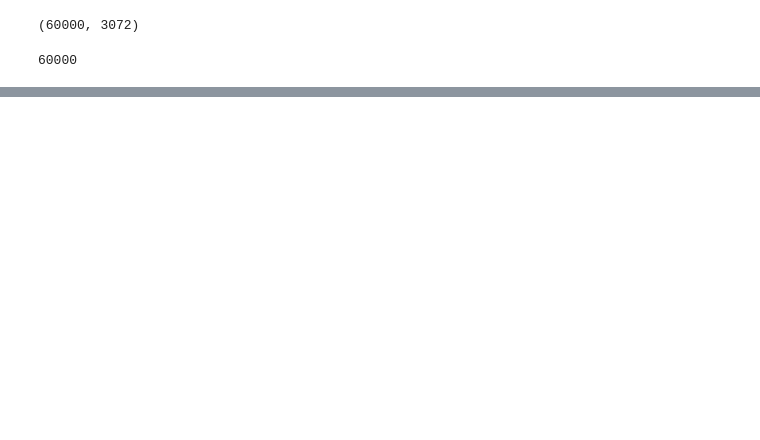
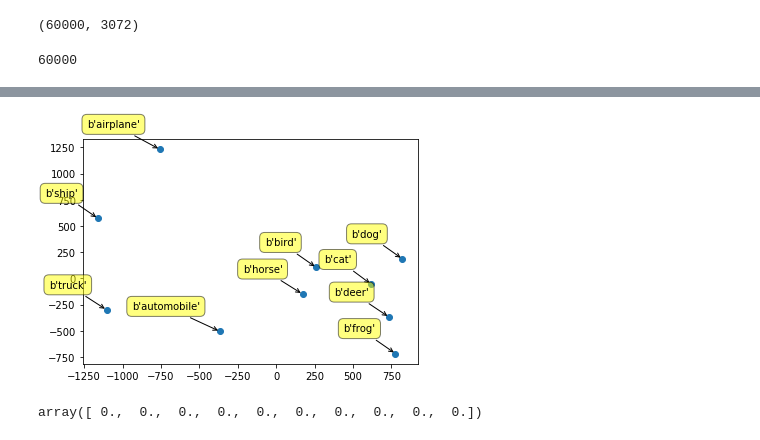
Before and after one commit to bmgriff2/Assignment3, a Jupyter notebook: Assignment3Felipe.ipynb, the cells around one changed output, grey strips where cells are left out. Drawn from its saved outputs; the diff is of its cells as text; code cells hidden in the pictures; blank space fills up the shorter version.

```diff
--- a/Assignment3Felipe.ipynb
+++ b/Assignment3Felipe.ipynb
@@ -90,3 +120,21 @@ def create_euclidean_distance_matrix(mean_images):
 similarities = create_euclidean_distance_matrix(mean_images)
 mds = manifold.MDS(n_components = 2, dissimilarity = "precomputed")
 pos = mds.fit_transform(similarities)
+# %%
+plt.subplots_adjust(bottom = 0.1)
+plt.scatter(
+    pos[:, 0], pos[:, 1], marker='o')
+
+for label, x, y in zip(label_names, pos[:, 0], pos[:, 1]):
+    plt.annotate(
+        label,
+        xy=(x, y), xytext=(-20, 20),
+        textcoords='offset points', ha='right', va='bottom',
+        bbox=dict(boxstyle='round,pad=0.5', fc='yellow', alpha=0.5),
+        arrowprops=dict(arrowstyle = '->', connectionstyle='arc3,rad=0'))
+
+plt.show()similarities = create_euclidean_distance_matrix(mean_images)
+mds = manifold.MDS(n_components = 2, dissimilarity = "precomputed")
+pos = mds.fit_transform(similarities)
+# %% [output]
+[figure, added]
@@ -93,3 +145,7 @@ pos = mds.fit_transform(similarities)
+# %%
+np.diag(dis_matrix) - errors
+# %% [output]
+array([ 0.,  0.,  0.,  0.,  0.,  0.,  0.,  0.,  0.,  0.])
 # %%
 plt.subplots_adjust(bottom = 0.1)
 plt.scatter(
```
Also changed, not shown: parts of 7 cells of this notebook.
